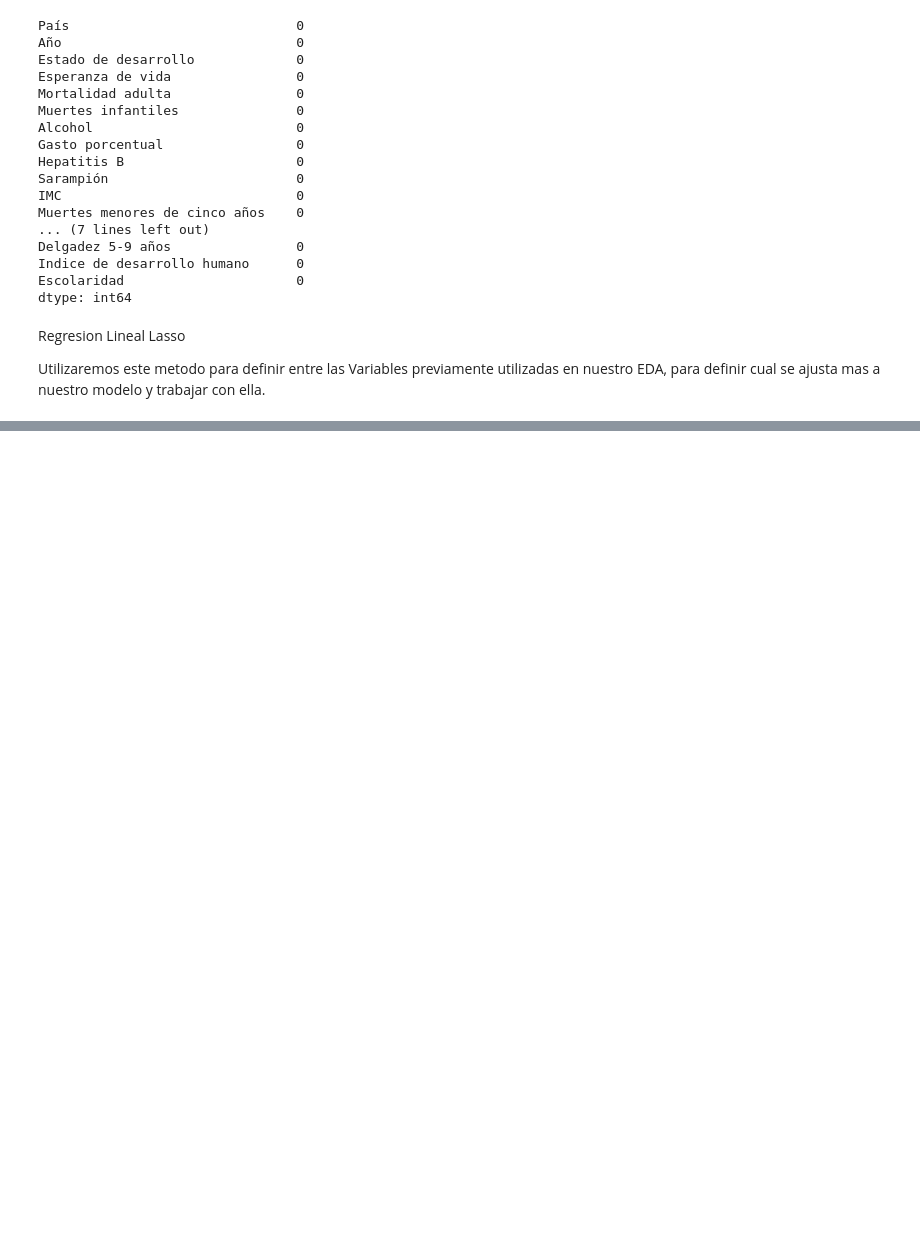
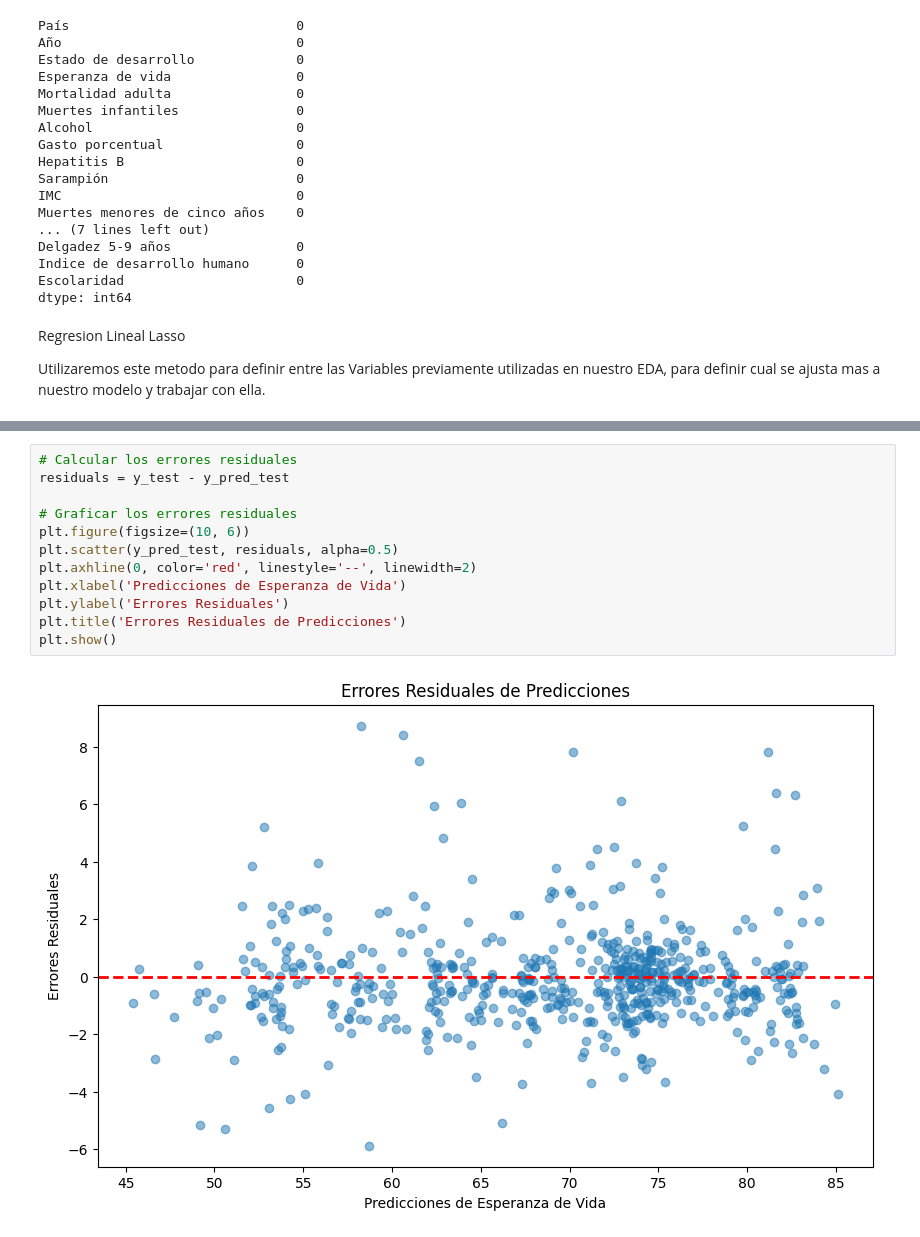
Before and after one commit to Korancito/LifeE.01.Coder, a Jupyter notebook: Nootebooks/Modelo.ipynb, the cells around one changed output, grey strips where cells are left out. Cells and saved outputs as stored; diff of their text form; blank space fills up the shorter version.

```diff
--- a/Nootebooks/Modelo.ipynb
+++ b/Nootebooks/Modelo.ipynb
@@ -168,0 +361,14 @@ dtype: float64
+# %%
+# Calcular los errores residuales
+residuals = y_test - y_pred_test
+
+# Graficar los errores residuales
+plt.figure(figsize=(10, 6))
+plt.scatter(y_pred_test, residuals, alpha=0.5)
+plt.axhline(0, color='red', linestyle='--', linewidth=2)
+plt.xlabel('Predicciones de Esperanza de Vida')
+plt.ylabel('Errores Residuales')
+plt.title('Errores Residuales de Predicciones')
+plt.show()
+# %% [output]
+[figure, added]
```
Also changed, not shown: parts of 12 cells of this notebook.
